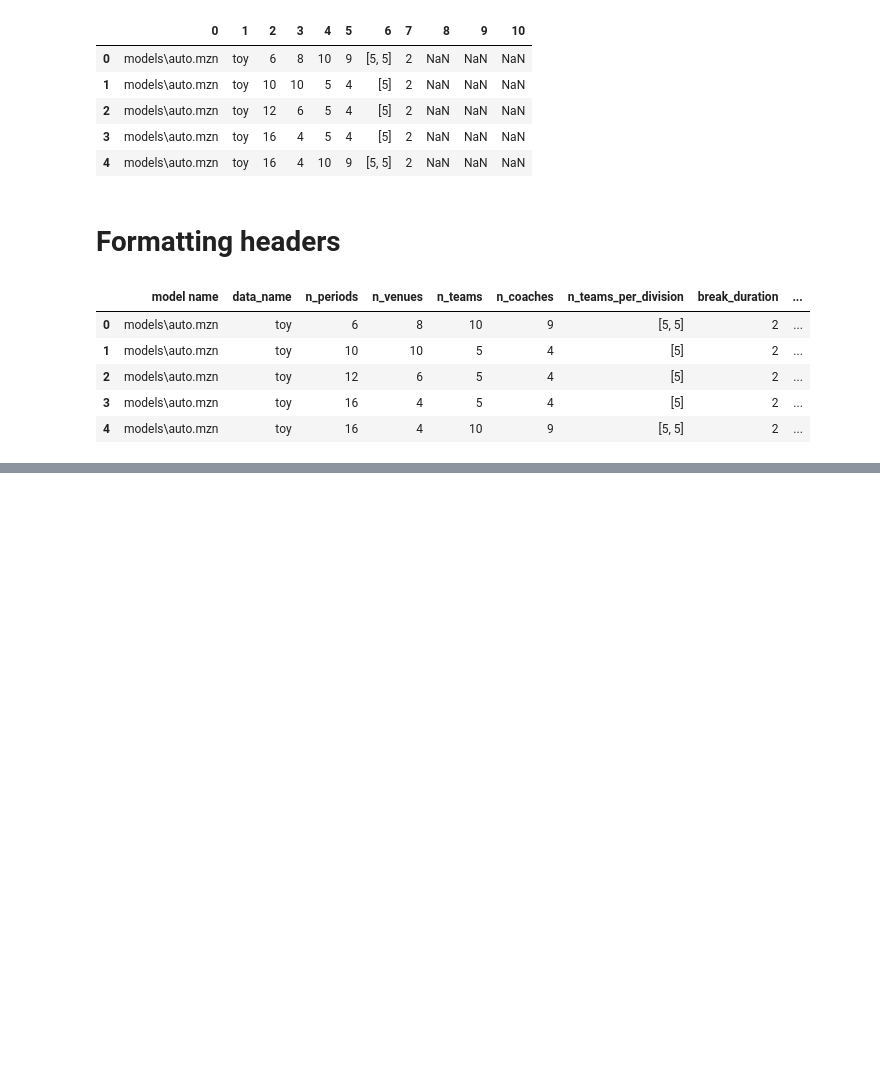
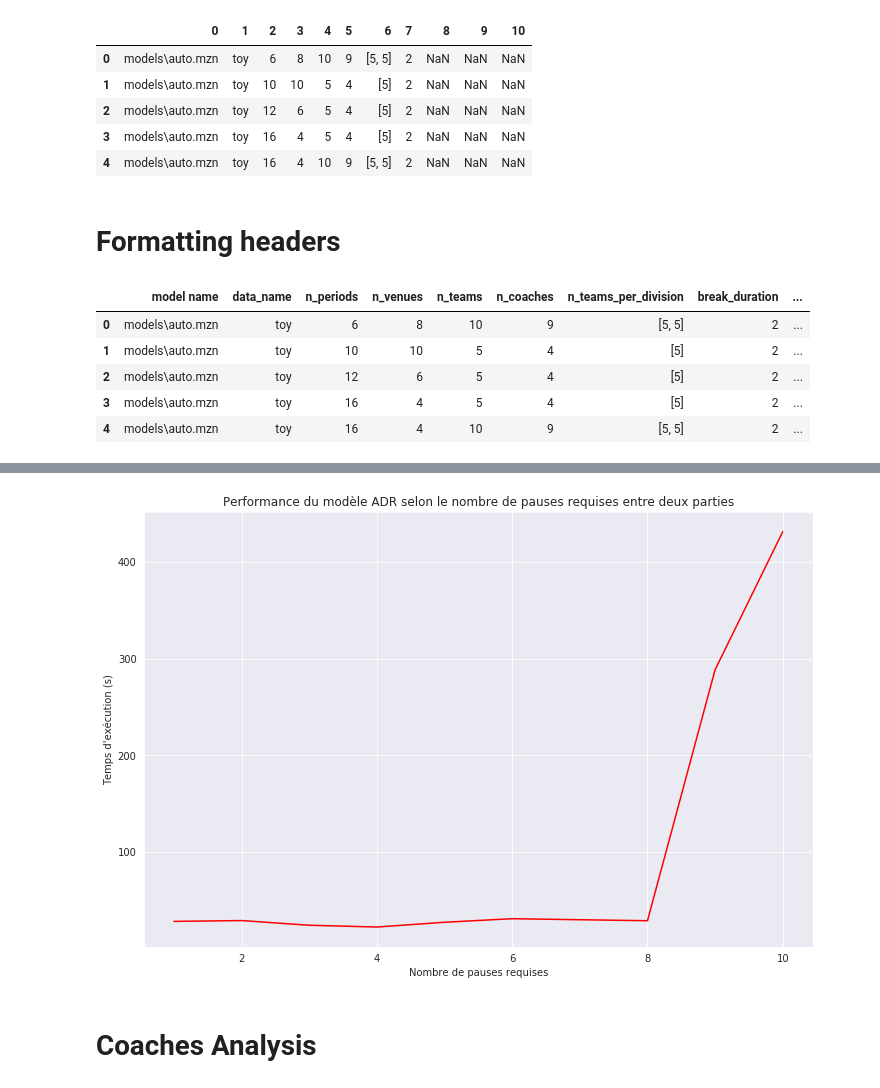
Before and after one commit to Samuel-Levesque/Projet_IFT7020, a Jupyter notebook: code/generate_results_graphs.ipynb, the cells around one changed output, grey strips where cells are left out. Drawn from its saved outputs; the diff is of its cells as text; code cells hidden in the pictures; blank space fills up the shorter version.

```diff
--- a/code/generate_results_graphs.ipynb
+++ b/code/generate_results_graphs.ipynb
@@ -42,0 +96,4 @@ les colonnes pour insatisfiable : model name n_periods n_venues n_teams n_coache
+# %%
+results = pandas.read_csv(
+    "/Users/Samuel_Levesque/Documents/GitHub/Projet_IFT7020/results/test_scenario_breaks/satisfiable.out",
+    header=None, sep=";")
@@ -42,0 +112,4 @@ les colonnes pour insatisfiable : model name n_periods n_venues n_teams n_coache
+# %%
+results.columns = ["model_name", "time", "nodes", "nogoods"]
+results["n_breaks"] = list(range(1, 11))
+results
@@ -42,0 +131,20 @@ les colonnes pour insatisfiable : model name n_periods n_venues n_teams n_coache
+# %%
+sn.set_style("darkgrid")
+# %%
+fig, ax = plt.subplots(1, figsize=(12, 8))
+
+sn.lineplot(
+    x="n_breaks",
+    y="time",
+    data=results,
+    color="red"
+).set_title("Performance du modèle ADR selon le nombre de pauses requises entre deux parties")
+
+ax.set_xlabel("Nombre de pauses requises")
+ax.set_ylabel("Temps d'exécution (s)")
+
+plt.savefig("/Users/Samuel_Levesque/Documents/GitHub/Projet_IFT7020/results/breaks_results.png")
+# %% [output]
+[figure, added]
+# %% [markdown]
+# Coaches Analysis
```
Also changed, not shown: parts of 16 cells of this notebook, 3 other files.
